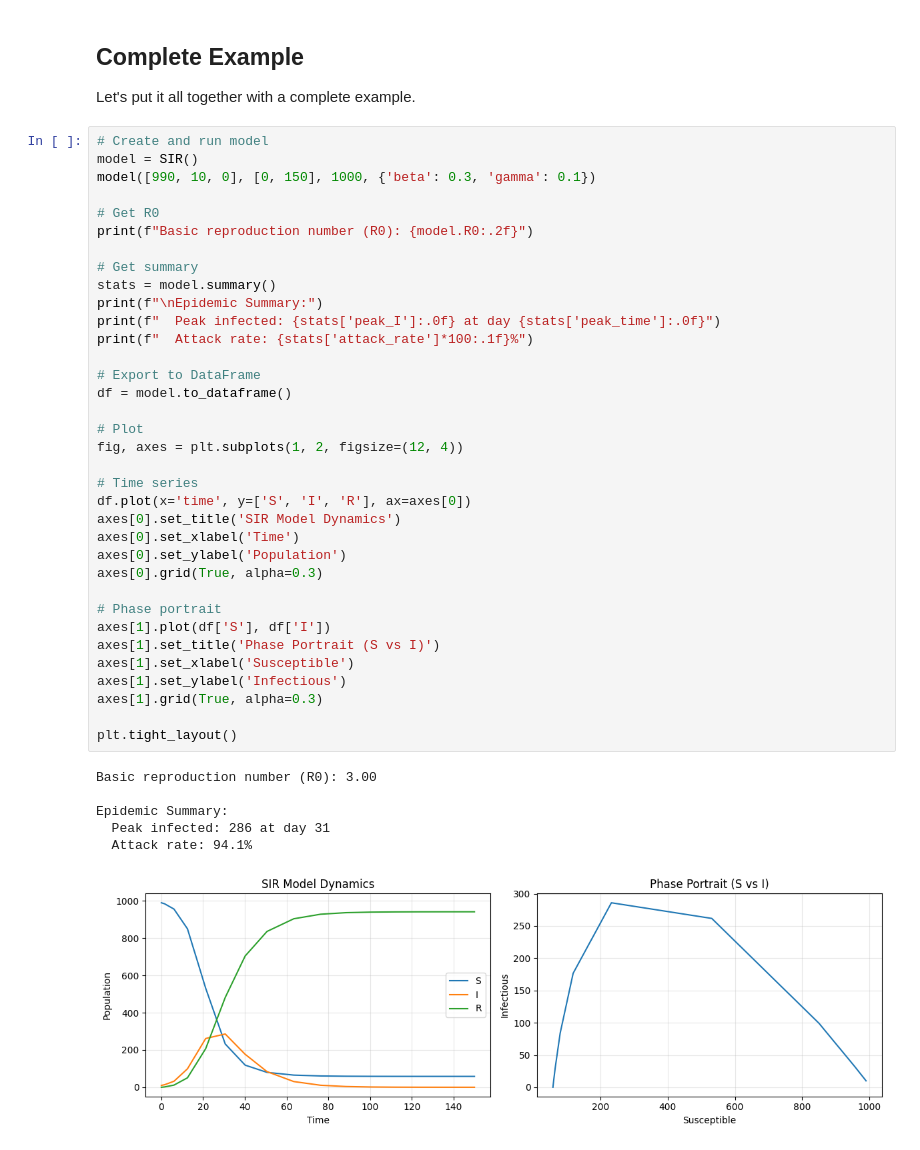
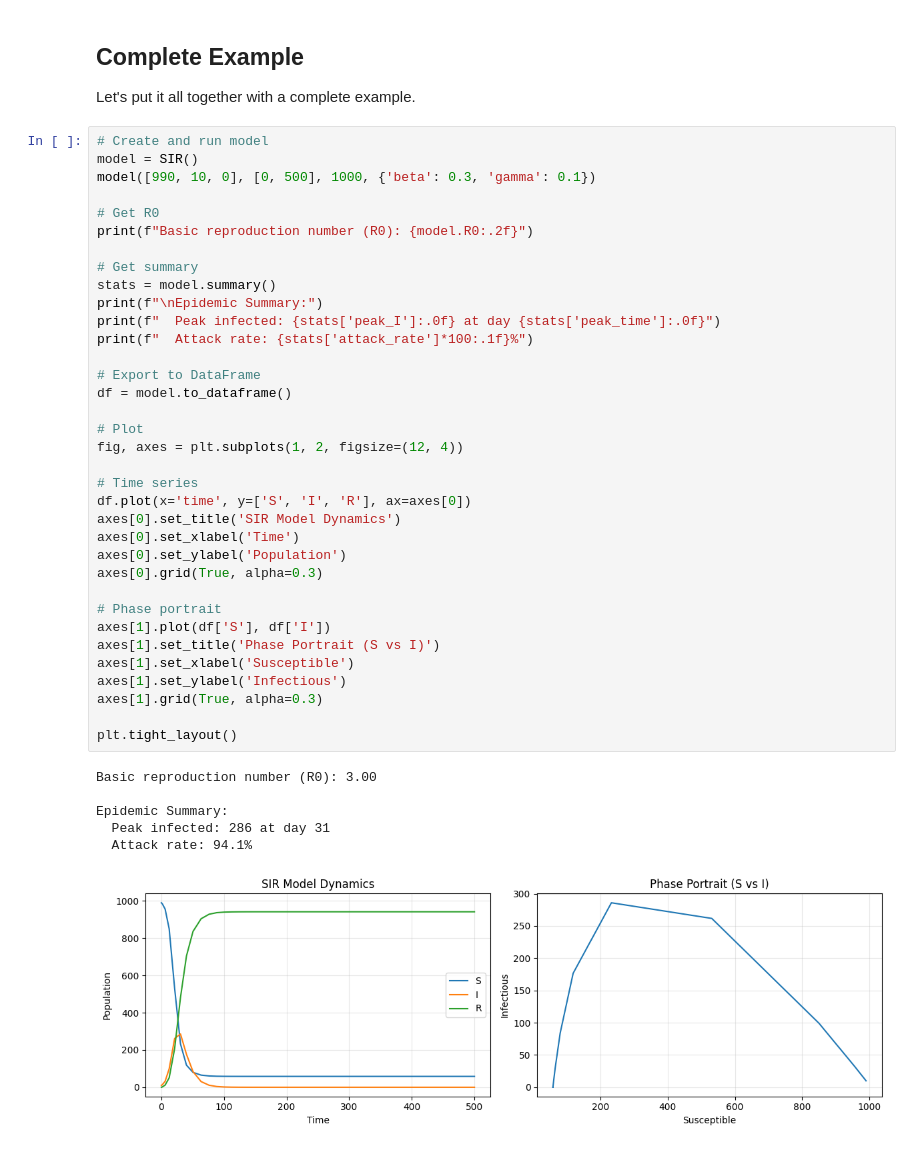
Before and after one commit to fccoelho/epimodels, a Jupyter notebook: docs/Examples/API_features.ipynb, the cells around one changed output. Saved outputs shown, nothing was run; the diff lists cells and outputs as text.

```diff
--- a/docs/Examples/API_features.ipynb
+++ b/docs/Examples/API_features.ipynb
@@ -200,7 +200,7 @@ Let's put it all together with a complete example.
 # %%
 # Create and run model
 model = SIR()
-model([990, 10, 0], [0, 150], 1000, {'beta': 0.3, 'gamma': 0.1})
+model([990, 10, 0], [0, 500], 1000, {'beta': 0.3, 'gamma': 0.1})
 
 # Get R0
 print(f"Basic reproduction number (R0): {model.R0:.2f}")
@@ -211,31 +211,31 @@ print(f"\nEpidemic Summary:")
 print(f"  Peak infected: {stats['peak_I']:.0f} at day {stats['peak_time']:.0f}")
 print(f"  Attack rate: {stats['attack_rate']*100:.1f}%")
 
 # Export to DataFrame
 df = model.to_dataframe()
 
 # Plot
 fig, axes = plt.subplots(1, 2, figsize=(12, 4))
 
 # Time series
 df.plot(x='time', y=['S', 'I', 'R'], ax=axes[0])
 axes[0].set_title('SIR Model Dynamics')
 axes[0].set_xlabel('Time')
 axes[0].set_ylabel('Population')
 axes[0].grid(True, alpha=0.3)
 
 # Phase portrait
 axes[1].plot(df['S'], df['I'])
 axes[1].set_title('Phase Portrait (S vs I)')
 axes[1].set_xlabel('Susceptible')
 axes[1].set_ylabel('Infectious')
 axes[1].grid(True, alpha=0.3)
 
 plt.tight_layout()
 # %% [output]
 Basic reproduction number (R0): 3.00
 
 Epidemic Summary:
   Peak infected: 286 at day 31
   Attack rate: 94.1%
-[figure, old version]
+[figure, new version]
```
Also changed, not shown: 12 other files.
